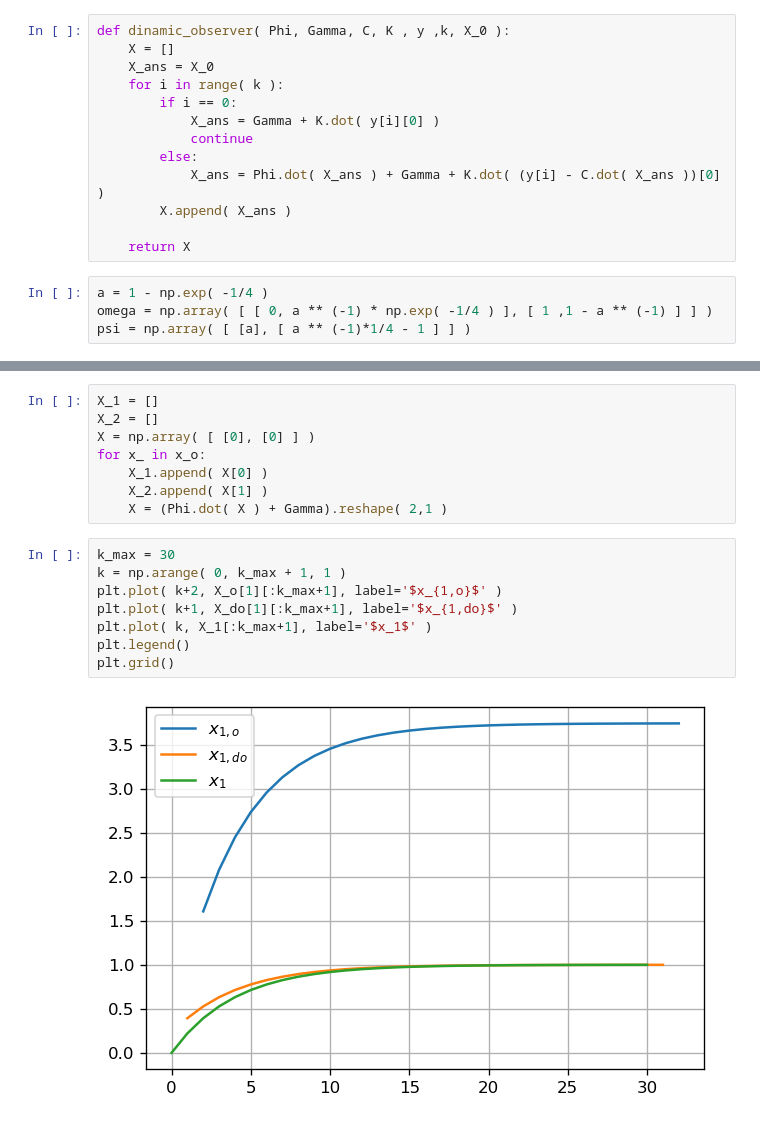
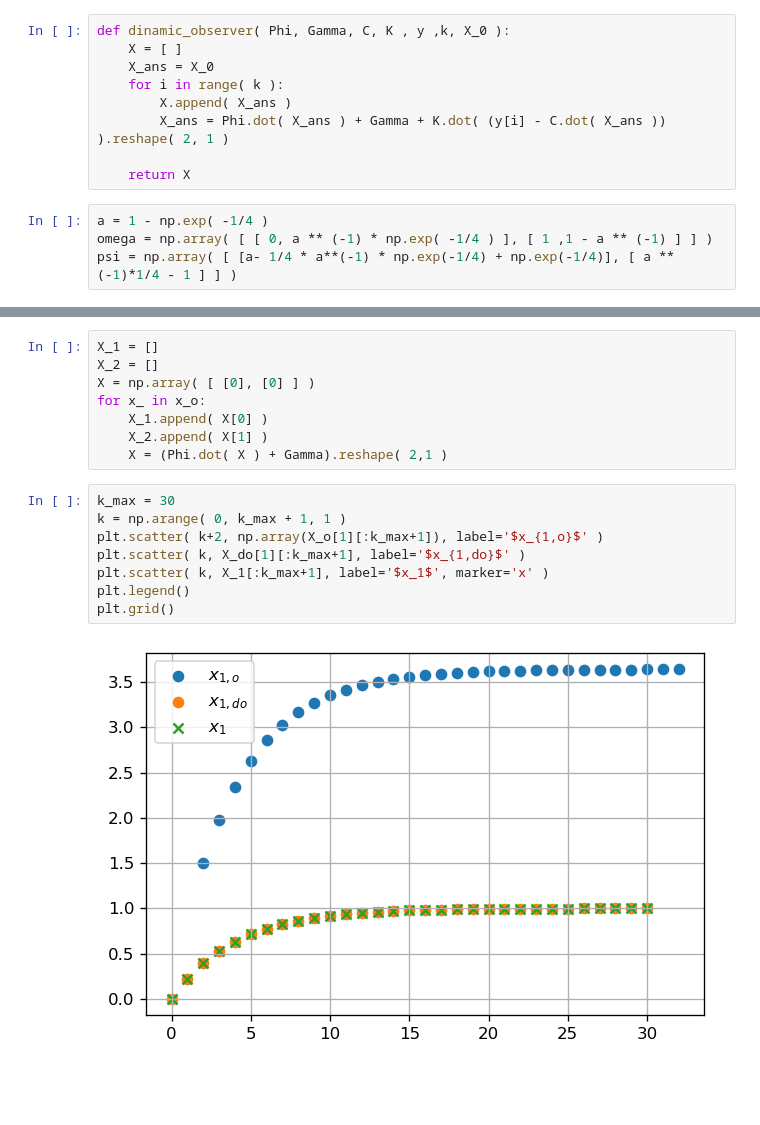
Before and after one commit to LautaroAndresSaez/Trabajos-practicos-controlados, a Jupyter notebook: TP-3/Untitled.ipynb, the cells around one changed output, grey strips where cells are left out. Saved outputs shown, nothing was run; the diff lists cells and outputs as text; blank space fills up the shorter version.

```diff
--- a/TP-3/Untitled.ipynb
+++ b/TP-3/Untitled.ipynb
@@ -237,21 +237,17 @@ def observer( A, psi ,y, u, k ):
     return np.array( x )
 # %%
 def dinamic_observer( Phi, Gamma, C, K , y ,k, X_0 ):
-    X = []
+    X = [ ]
     X_ans = X_0
     for i in range( k ):
-        if i == 0:
-            X_ans = Gamma + K.dot( y[i][0] )
-            continue
-        else:
-            X_ans = Phi.dot( X_ans ) + Gamma + K.dot( (y[i] - C.dot( X_ans ))[0] )
         X.append( X_ans )
+        X_ans = Phi.dot( X_ans ) + Gamma + K.dot( (y[i] - C.dot( X_ans )) ).reshape( 2, 1 )
 
     return X
 # %%
 a = 1 - np.exp( -1/4 )
 omega = np.array( [ [ 0, a ** (-1) * np.exp( -1/4 ) ], [ 1 ,1 - a ** (-1) ] ] )
-psi = np.array( [ [a], [ a ** (-1)*1/4 - 1 ] ] )
+psi = np.array( [ [a- 1/4 * a**(-1) * np.exp(-1/4) + np.exp(-1/4)], [ a ** (-1)*1/4 - 1 ] ] )
 # %%
 Phi = np.array( [ [ np.exp( -1/4 ), 0 ], [ a, 1 ] ] )
 Gamma = np.array( [ [a], [ 1/4 - a ] ] )
@@ -297,10 +293,10 @@ for x_ in x_o:
 # %%
 k_max = 30
 k = np.arange( 0, k_max + 1, 1 )
-plt.plot( k+2, X_o[1][:k_max+1], label='$x_{1,o}$' )
-plt.plot( k+1, X_do[1][:k_max+1], label='$x_{1,do}$' )
-plt.plot( k, X_1[:k_max+1], label='$x_1$' )
+plt.scatter( k+2, np.array(X_o[1][:k_max+1]), label='$x_{1,o}$' )
+plt.scatter( k, X_do[1][:k_max+1], label='$x_{1,do}$' )
+plt.scatter( k, X_1[:k_max+1], label='$x_1$', marker='x' )
 plt.legend()
 plt.grid()
 # %% [output]
-[figure, old version]
+[figure, new version]
```
Also changed, not shown: parts of 8 cells of this notebook, 19 other files.
